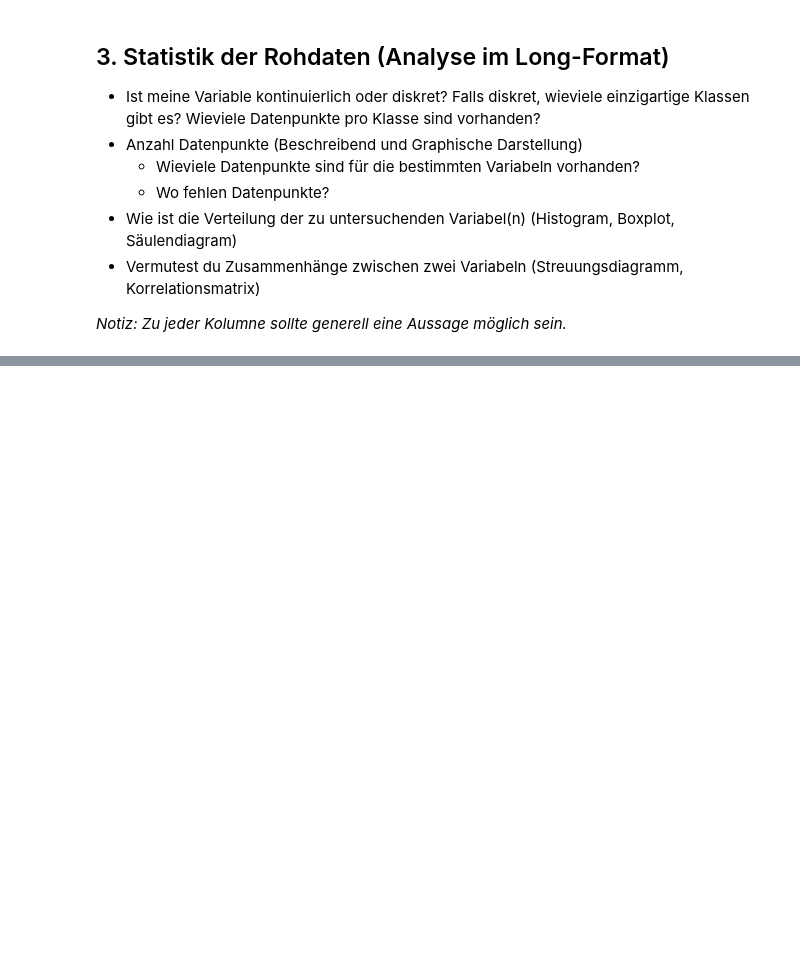
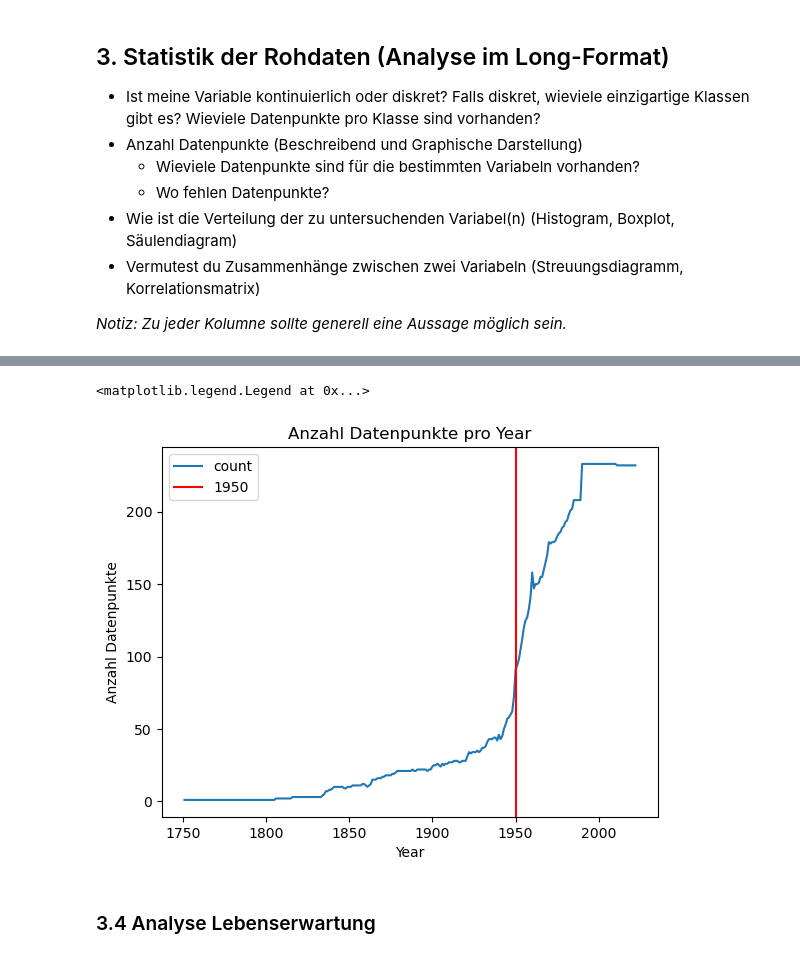
Before and after one commit to melisadedukic/MeliAjna, a Jupyter notebook: LN Python Melisa_Ajna.ipynb, the cells around one changed output, grey strips where cells are left out. Cells and saved outputs as stored; diff of their text form; code cells hidden in the pictures; blank space fills up the shorter version.

```diff
--- a/LN Python Melisa_Ajna.ipynb
+++ b/LN Python Melisa_Ajna.ipynb
@@ -55,0 +171,10 @@ print(daten.head())
+# %%
+# Jahre mit maximaler Anzahl Datenpunkte (257)
+g = df['Year'].value_counts().sort_index().plot(ylabel='Anzahl Datenpunkte', title='Anzahl Datenpunkte pro Year');
+g.axvline(x=1950, color='red',label='1950') # rote Linie bei 1950 - ab hier sind alle Jahre enthalten
+g.legend()  # Legende anzeigen
+# %% [output]
+<matplotlib.legend.Legend at 0x...>
+[figure, added]
+# %% [markdown]
+### 3.4 Analyse Lebenserwartung
```
Also changed, not shown: parts of 26 cells of this notebook.
